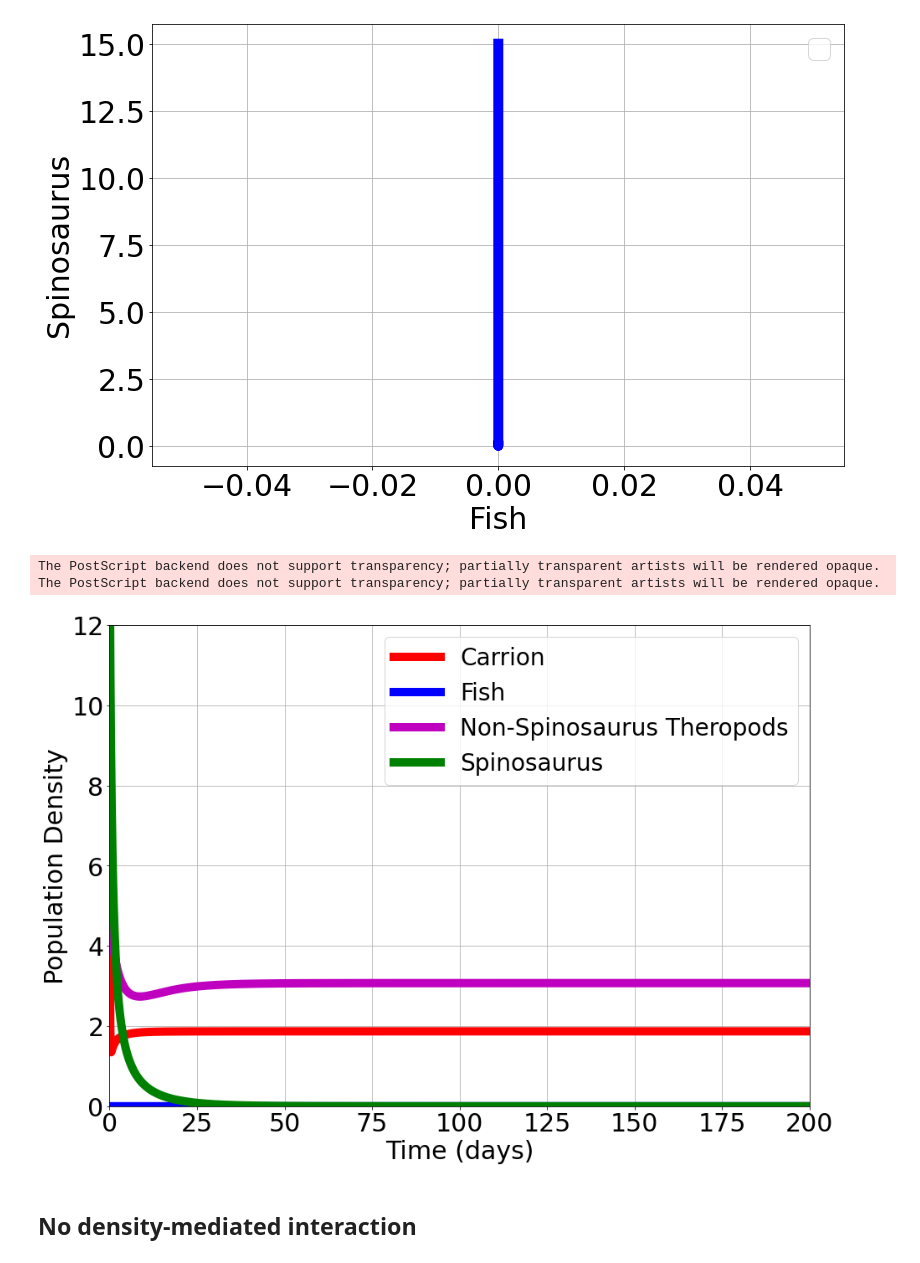
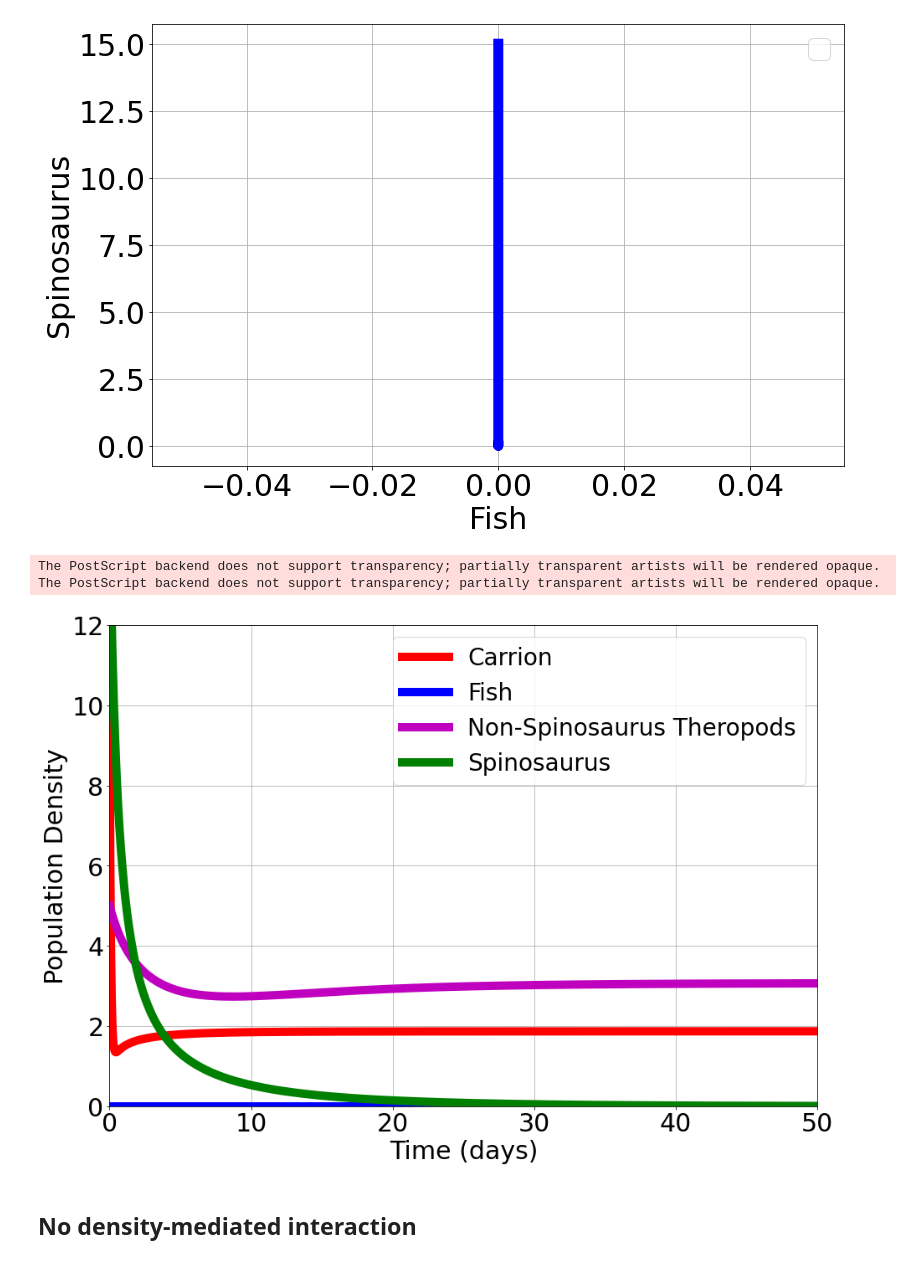
Before and after one commit to Tungdil01/palaeoEcologyBahariya, a Jupyter notebook: palaeo_restriction.ipynb, the cells around one changed output. Saved outputs shown, nothing was run; the diff lists cells and outputs as text; code cells hidden in the pictures.

```diff
--- a/palaeo_restriction.ipynb
+++ b/palaeo_restriction.ipynb
@@ -663,27 +663,27 @@ No handles with labels found to put in legend.
 # %%
 fig, ax = plt.subplots(figsize=(14, 10))
 
 ax.plot(time_list, Carrion, label="Carrion", linestyle="-", linewidth=10, markersize=12,color="r")
 ax.plot(time_list, Fish, label="Fish", linestyle="-", linewidth=10, markersize=12,color="b")
 ax.plot(time_list, Other_Theropods, label="Non-Spinosaurus Theropods", linestyle="-", linewidth=10, markersize=12,color="m")
 ax.plot(time_list, Spinosaurus, label="Spinosaurus", linestyle="-", linewidth=10, markersize=12,color="g")
 
 plt.xlabel("Time (days)")
 plt.ylabel("Population Density")
 plt.legend(fancybox=True, shadow=True)
-plt.xlim([0, time_list[-1]])
+plt.xlim([0, 50]) #time_list[-1]
 plt.ylim([0, 12])
 plt.grid()
 plt.rcParams.update({'font.size': 30})
 leg = ax.legend(prop={"size":28})
 
 plt.savefig('img/exponential_density_mediated_evolution_free_F.eps', format='eps')
 plt.tight_layout()
 plt.show()
 # %% [output]
 The PostScript backend does not support transparency; partially transparent artists will be rendered opaque.
 The PostScript backend does not support transparency; partially transparent artists will be rendered opaque.
-[figure, old version]
+[figure, new version]
 # %% [markdown]
 ## No density-mediated interaction
 # %%
```
Also changed, not shown: parts of 8 cells of this notebook, 33 other files.
